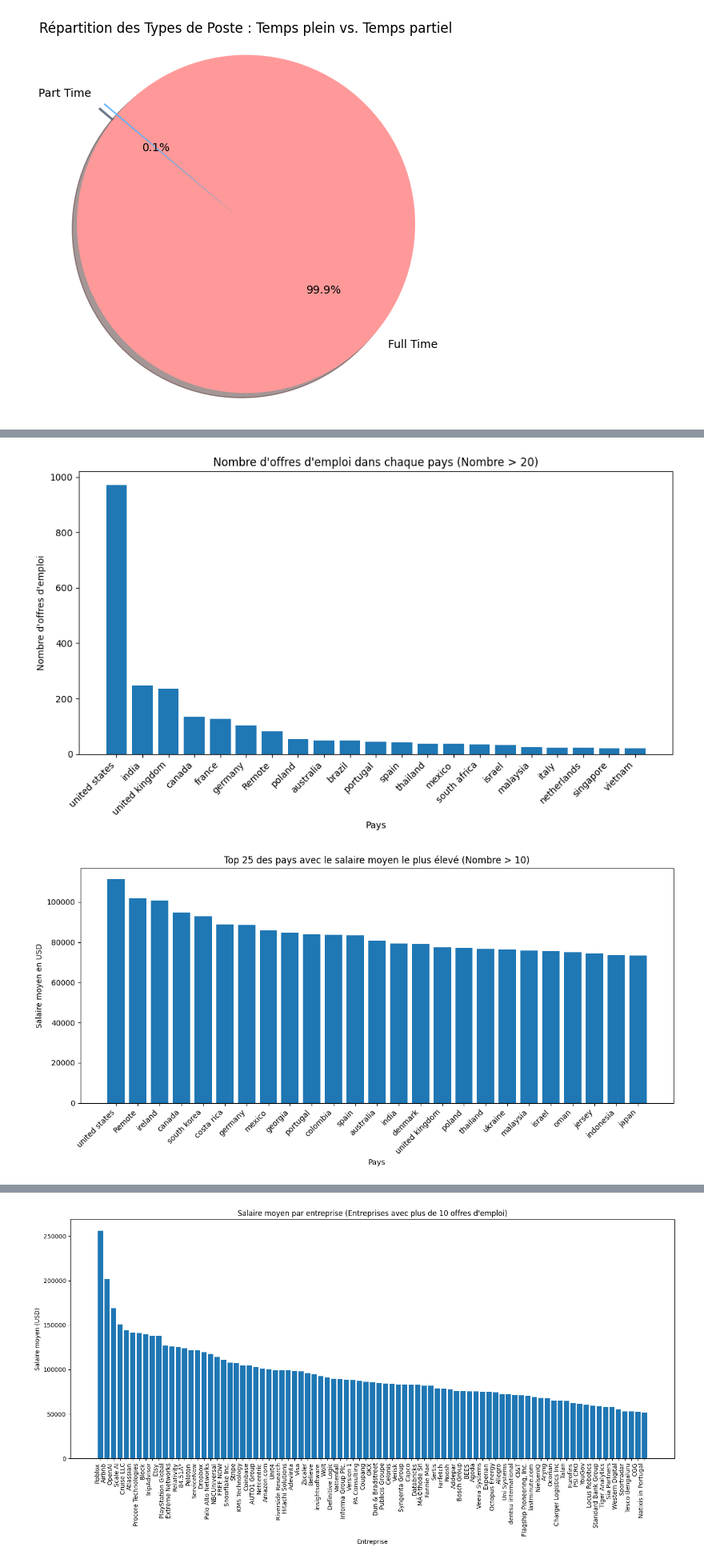
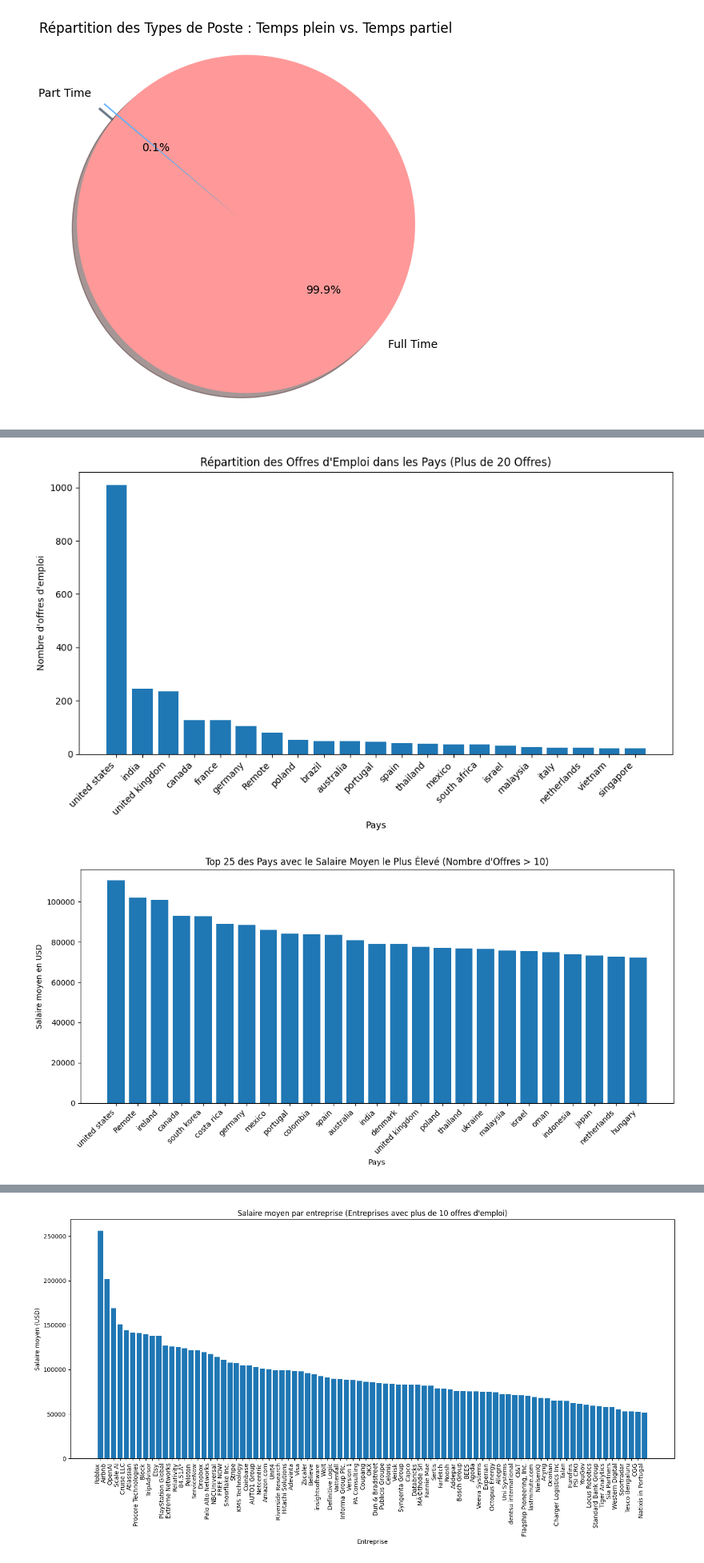
Before and after one commit to tsrhayar/analyze_data_jobs, a Jupyter notebook: Visualisation.ipynb, the cells around one changed output, grey strips where cells are left out. Shown at 80% size. Saved outputs shown, nothing was run; the diff lists cells and outputs as text; code cells hidden in the pictures.

```diff
--- a/Visualisation.ipynb
+++ b/Visualisation.ipynb
@@ -30,9 +33,10 @@
 import pandas as pd
 import matplotlib.pyplot as plt
 import ast
+from wordcloud import WordCloud
 
 # Chargement des données à partir du fichier CSV dans une DataFrame
-df = pd.read_csv('./clean_data_with_the_countries2.csv', encoding='ISO-8859-1')
+df = pd.read_csv('./clean_data.csv', encoding='ISO-8859-1')
 
 # Renommer la colonne "Requirment of the company" en "Requirment of the company" pour corriger la faute de frappe
 df = df.rename(columns={"Requirment of the company ": "Requirment of the company"})
@@ -155,41 +164,41 @@ plt.figure(figsize=(10, 6))
 plt.bar(job_openings_greater_than_20.index, job_openings_greater_than_20.values)
 plt.xlabel('Pays')
 plt.ylabel('Nombre d\'offres d\'emploi')
-plt.title('Nombre d\'offres d\'emploi dans chaque pays (Nombre > 20)')
+plt.title("Répartition des Offres d'Emploi dans les Pays (Plus de 20 Offres)")
 plt.xticks(rotation=45, ha='right')
 
 plt.tight_layout()
 plt.show()
 # %% [output]
-[figure, old version]
+[figure, new version]
 # %%
 # Filtrage des données en supprimant les pays contenant "not found" dans le nom ('Country')
 filtered_df = df[~df['Country'].str.contains('not found', case=False)]
 
 # Calcul du nombre d'offres d'emploi pour chaque pays
 country_counts = filtered_df['Country'].value_counts()
 
 # Filtrage des pays avec un nombre d'offres d'emploi supérieur à 10
 filtered_countries = country_counts[country_counts > 10].index
 
 # Filtrage du DataFrame pour conserver uniquement les lignes des pays filtrés
 filtered_df = filtered_df[filtered_df['Country'].isin(filtered_countries)]
 
 # Calcul du salaire moyen pour chaque pays
 average_salary_by_country = filtered_df.groupby('Country')['Salary USD'].mean().reset_index()
 
 # Tri du DataFrame par salaire moyen en ordre décroissant et sélection des 25 premiers pays
 top_25_countries = average_salary_by_country.nlargest(25, 'Salary USD')
 
 # Création du graphique à barres pour visualiser les 25 pays avec le salaire moyen le plus élevé
 plt.figure(figsize=(12, 6))
 plt.bar(top_25_countries['Country'], top_25_countries['Salary USD'])
 plt.xlabel('Pays')
 plt.ylabel('Salaire moyen en USD')
-plt.title('Top 25 des pays avec le salaire moyen le plus élevé (Nombre > 10)')
+plt.title('Top 25 des Pays avec le Salaire Moyen le Plus Élevé (Nombre d\'Offres > 10)')
 plt.xticks(rotation=45, ha='right')
 
 plt.tight_layout()
 plt.show()
 # %% [output]
-[figure, old version]
+[figure, new version]
```
Also changed, not shown: parts of 17 cells of this notebook, 9 other files.
